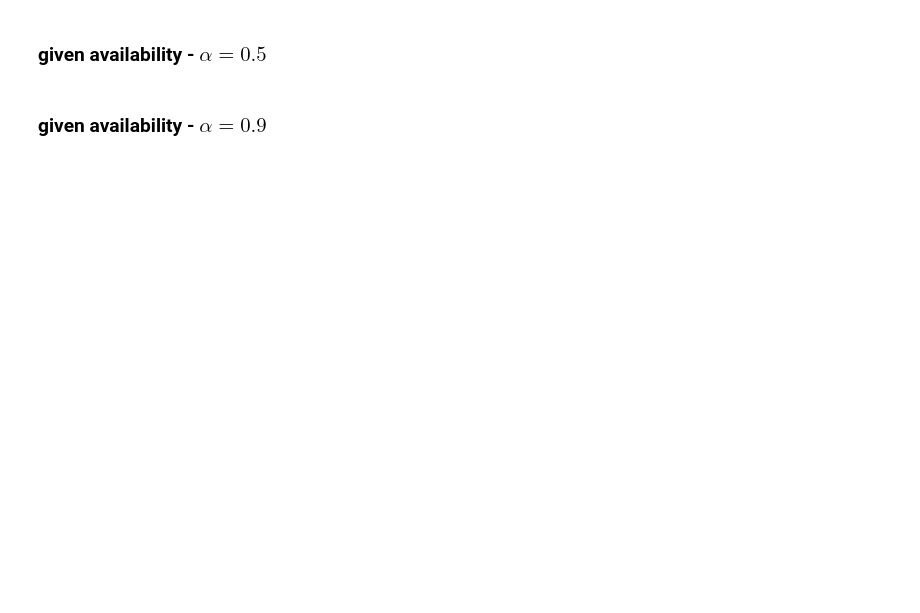
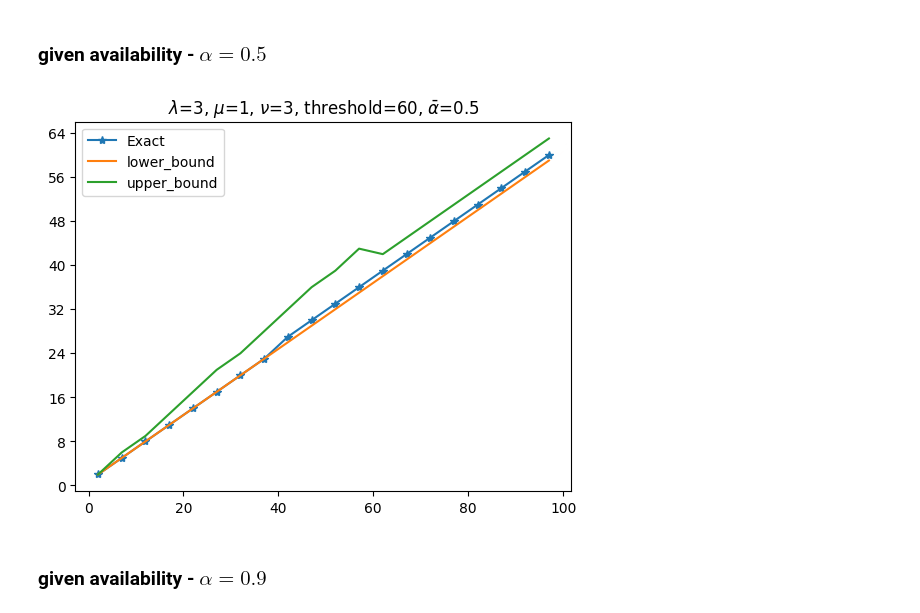
Before and after one commit to Xiaobing-S/Staffing-Finite-Service-Systems---Simulation, a Jupyter notebook: SimulationReport.ipynb, the cells around one changed output. Cells and saved outputs as stored; diff of their text form; code cells hidden in the pictures; blank space fills up the shorter version.

```diff
--- a/SimulationReport.ipynb
+++ b/SimulationReport.ipynb
@@ -57,9 +59,11 @@ PlotAllPerformances(params, all_n, results_min_servers, results_min_servers_lb,
 # %%
 params['given_alpha'] = 0.5
 
-all_n = np.arange(2, 200, 5)
+all_n = np.arange(2, 100, 5)
 results_min_servers, results_min_servers_lb, results_min_servers_ub, threshold = ComputeAllMinServers(params, all_n)
 PlotAllPerformances(params, all_n, results_min_servers, results_min_servers_lb, results_min_servers_ub, threshold, 20, 8)
+# %% [output]
+[figure, added]
 # %% [markdown]
 ### given availability - $\alpha = 0.9$
 # %%
```
Also changed, not shown: parts of 8 cells of this notebook, 2 other files.
